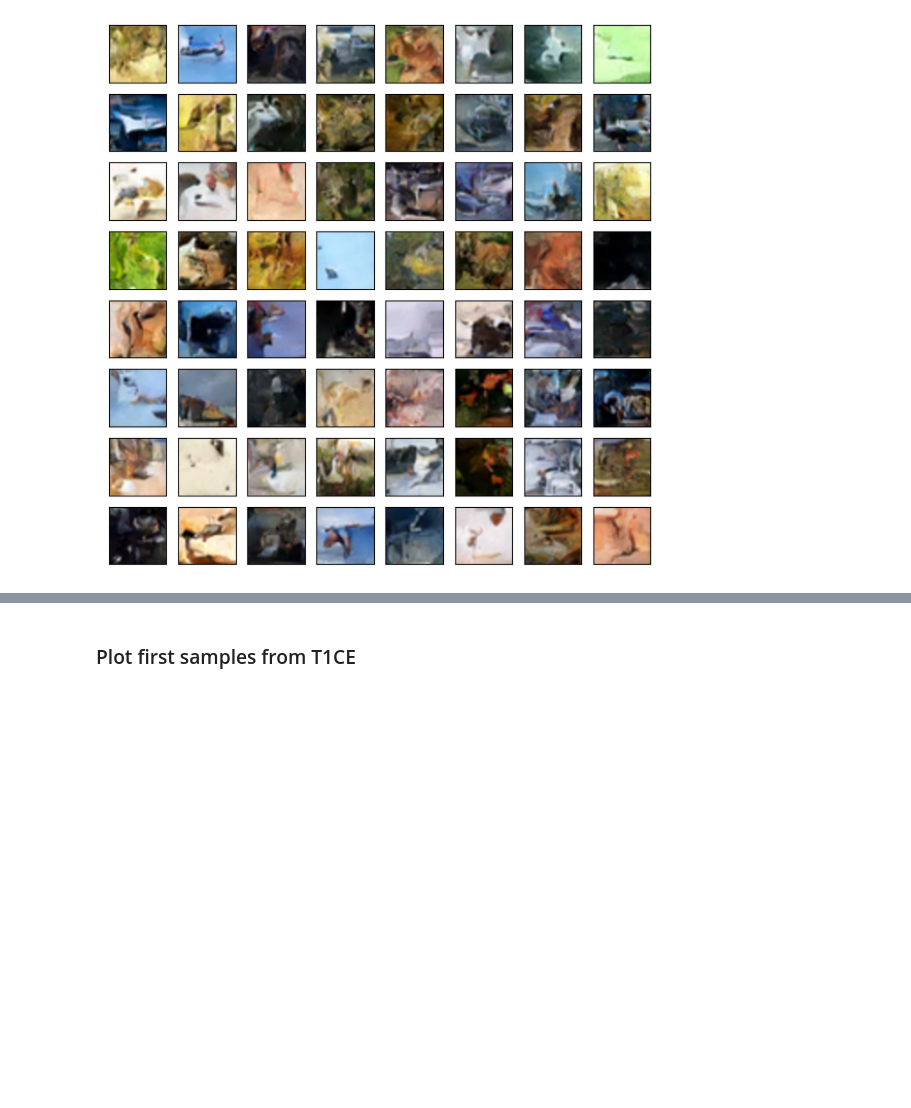
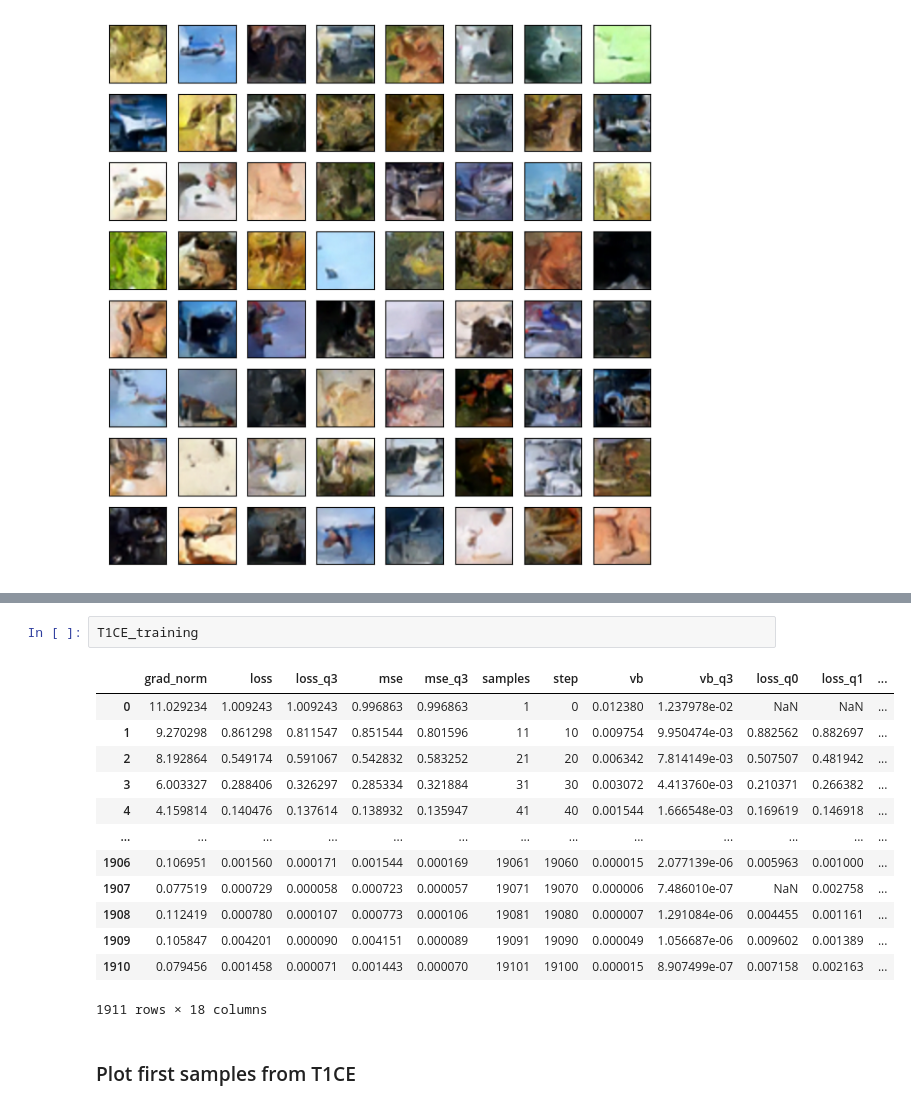
Before and after one commit to PatrickSVM/Diffusion-Models-for-Brain-Tumor-MRI-Scans, a Jupyter notebook: notebooks/Experiments.ipynb, the cells around one changed output, grey strips where cells are left out. Drawn from its saved outputs; the diff is of its cells as text; blank space fills up the shorter version.

Commit message:
First samples from one channel model

```diff
--- a/notebooks/Experiments.ipynb
+++ b/notebooks/Experiments.ipynb
@@ -69,3 +54,19 @@ plt.show()
+# %%
+T1CE_training
+# %% [output]
+|  | grad_norm | loss | loss_q3 | mse | mse_q3 | samples | step | vb | vb_q3 | loss_q0 | loss_q1 | ... |
+| 0 | 11.029234 | 1.009243 | 1.009243 | 0.996863 | 0.996863 | 1 | 0 | 0.012380 | 1.237978e-02 | NaN | NaN | ... |
+| 1 | 9.270298 | 0.861298 | 0.811547 | 0.851544 | 0.801596 | 11 | 10 | 0.009754 | 9.950474e-03 | 0.882562 | 0.882697 | ... |
+| 2 | 8.192864 | 0.549174 | 0.591067 | 0.542832 | 0.583252 | 21 | 20 | 0.006342 | 7.814149e-03 | 0.507507 | 0.481942 | ... |
+| 3 | 6.003327 | 0.288406 | 0.326297 | 0.285334 | 0.321884 | 31 | 30 | 0.003072 | 4.413760e-03 | 0.210371 | 0.266382 | ... |
+| 4 | 4.159814 | 0.140476 | 0.137614 | 0.138932 | 0.135947 | 41 | 40 | 0.001544 | 1.666548e-03 | 0.169619 | 0.146918 | ... |
+| ... | ... | ... | ... | ... | ... | ... | ... | ... | ... | ... | ... | ... |
+| 1906 | 0.106951 | 0.001560 | 0.000171 | 0.001544 | 0.000169 | 19061 | 19060 | 0.000015 | 2.077139e-06 | 0.005963 | 0.001000 | ... |
+| 1907 | 0.077519 | 0.000729 | 0.000058 | 0.000723 | 0.000057 | 19071 | 19070 | 0.000006 | 7.486010e-07 | NaN | 0.002758 | ... |
+| 1908 | 0.112419 | 0.000780 | 0.000107 | 0.000773 | 0.000106 | 19081 | 19080 | 0.000007 | 1.291084e-06 | 0.004455 | 0.001161 | ... |
+| 1909 | 0.105847 | 0.004201 | 0.000090 | 0.004151 | 0.000089 | 19091 | 19090 | 0.000049 | 1.056687e-06 | 0.009602 | 0.001389 | ... |
+| 1910 | 0.079456 | 0.001458 | 0.000071 | 0.001443 | 0.000070 | 19101 | 19100 | 0.000015 | 8.907499e-07 | 0.007158 | 0.002163 | ... |
+1911 rows × 18 columns
 # %% [markdown]
 ### Plot first samples from T1CE
 # %%
```
Also changed, not shown: parts of 4 cells of this notebook, 12 other files.
